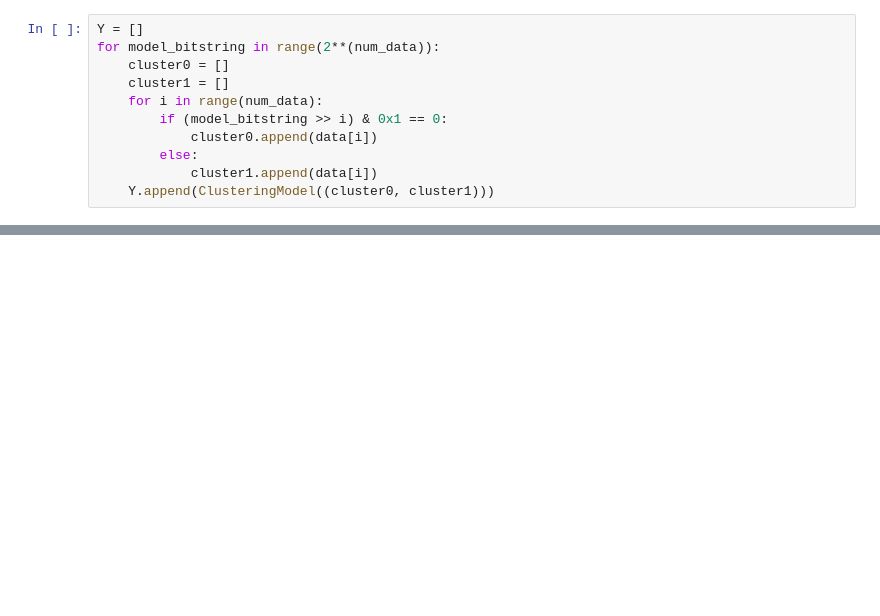
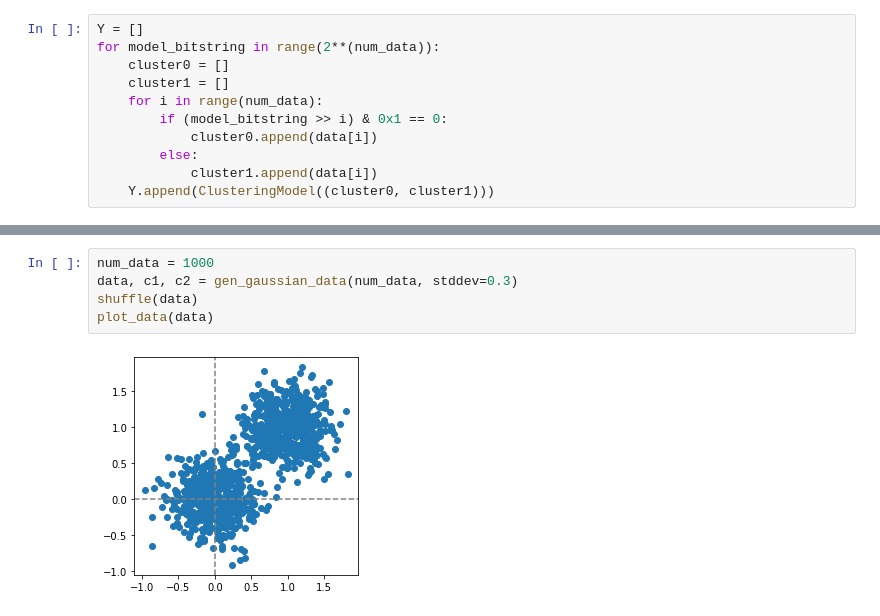
Before and after one commit to jviszlai/Bayesian-inference-coresets, a Jupyter notebook: 2MeansExperiments.ipynb, the cells around one changed output, grey strips where cells are left out. Cells and saved outputs as stored; diff of their text form; blank space fills up the shorter version.

```diff
--- a/2MeansExperiments.ipynb
+++ b/2MeansExperiments.ipynb
@@ -197,0 +232,7 @@ plot_cluster(data, final_model.clusters[0], final_model.clusters[1])
+# %%
+num_data = 1000
+data, c1, c2 = gen_gaussian_data(num_data, stddev=0.3)
+shuffle(data)
+plot_data(data)
+# %% [output]
+[figure, added]
```
Also changed, not shown: parts of 18 cells of this notebook, 7 other files.
